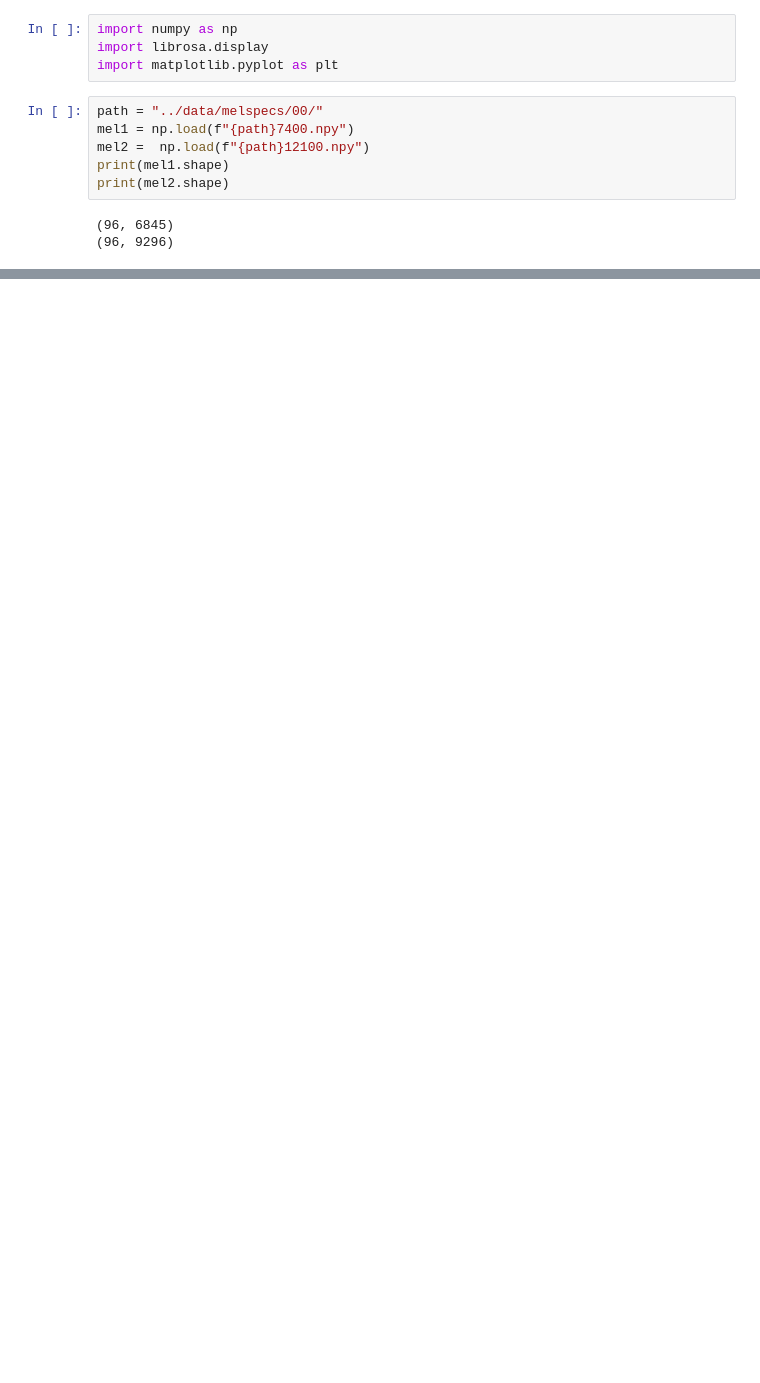
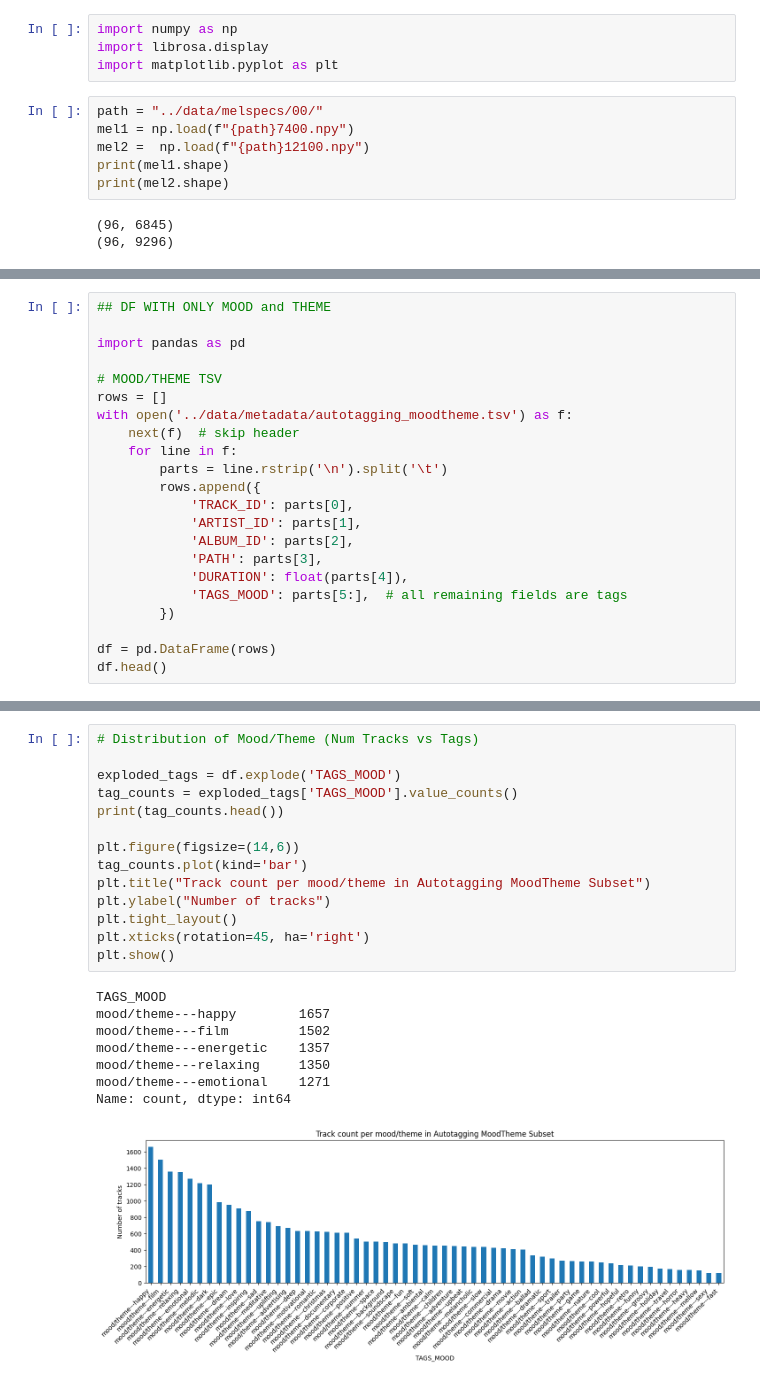
Before and after one commit to ArjunR27/csc-566-final-project, a Jupyter notebook: src/eda.ipynb, the cells around one changed output, grey strips where cells are left out. Saved outputs shown, nothing was run; the diff lists cells and outputs as text; blank space fills up the shorter version.

Commit message:
exploratory data analysis + exploring if we should add instrument or not: currently just stickign with the mood/theme tags

```diff
--- a/src/eda.ipynb
+++ b/src/eda.ipynb
@@ -24,3 +26,25 @@ plt.show()
 # %% [output]
 <Figure size 1000x800 with 0 Axes>
 [figure]
+# %%
+## DF WITH ONLY MOOD and THEME
+
+import pandas as pd
+
+# MOOD/THEME TSV
+rows = []
+with open('../data/metadata/autotagging_moodtheme.tsv') as f:
+    next(f)  # skip header
+    for line in f:
+        parts = line.rstrip('\n').split('\t')
+        rows.append({
+            'TRACK_ID': parts[0],
+            'ARTIST_ID': parts[1],
+            'ALBUM_ID': parts[2],
+            'PATH': parts[3],
+            'DURATION': float(parts[4]),
+            'TAGS_MOOD': parts[5:],  # all remaining fields are tags
+        })
+
+df = pd.DataFrame(rows)
+df.head()
@@ -26,0 +58,23 @@ plt.show()
+# %%
+# Distribution of Mood/Theme (Num Tracks vs Tags)
+
+exploded_tags = df.explode('TAGS_MOOD')
+tag_counts = exploded_tags['TAGS_MOOD'].value_counts()
+print(tag_counts.head())
+
+plt.figure(figsize=(14,6))
+tag_counts.plot(kind='bar')
+plt.title("Track count per mood/theme in Autotagging MoodTheme Subset")
+plt.ylabel("Number of tracks")
+plt.tight_layout()
+plt.xticks(rotation=45, ha='right')
+plt.show()
+# %% [output]
+TAGS_MOOD
+mood/theme---happy        1657
+mood/theme---film         1502
+mood/theme---energetic    1357
+mood/theme---relaxing     1350
+mood/theme---emotional    1271
+Name: count, dtype: int64
+[figure, added]
```
Also changed, not shown: parts of 7 cells of this notebook, 3 other files.
